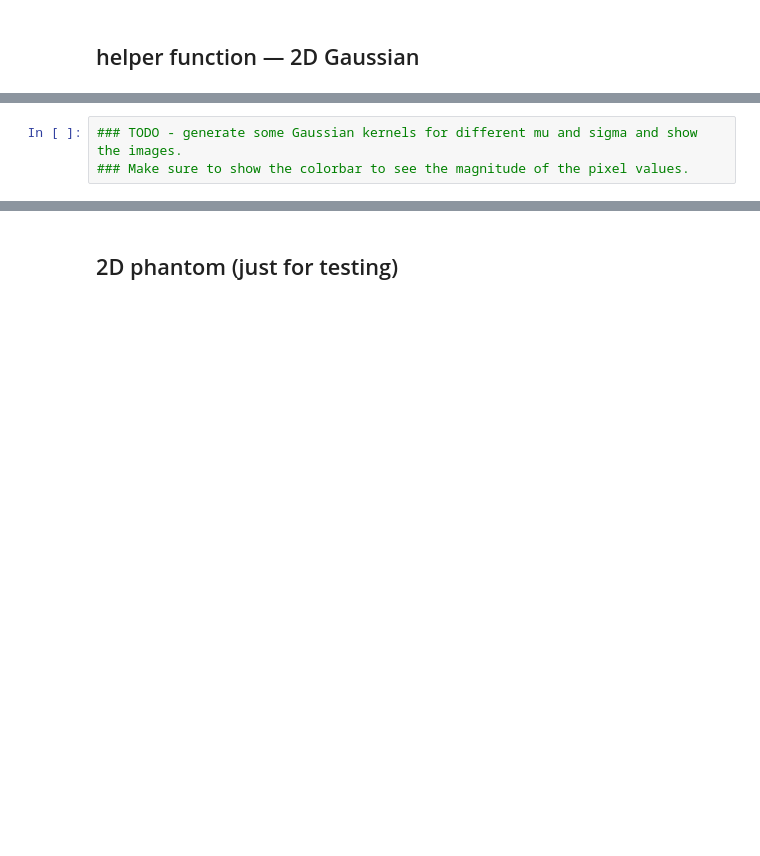
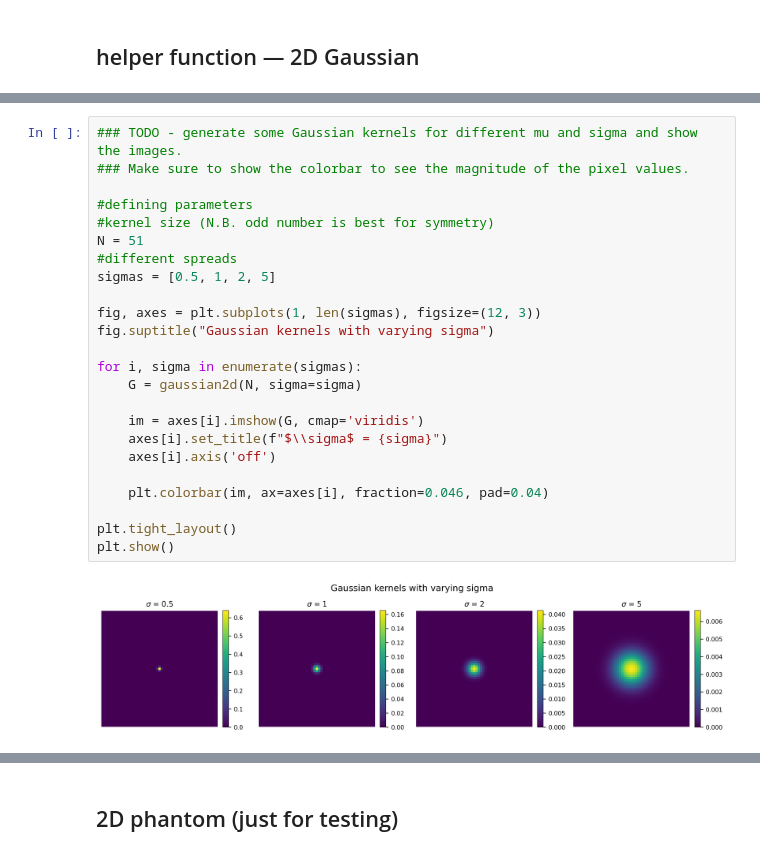
Before and after one commit to gjadick/xpc-mammo, a Jupyter notebook: phantom.ipynb, the cells around one changed output, grey strips where cells are left out. Cells and saved outputs as stored; diff of their text form; blank space fills up the shorter version.

```diff
--- a/phantom.ipynb
+++ b/phantom.ipynb
@@ -122,3 +153,26 @@ def gaussian2d(N, mu=0, sigma=1, normalize=True):
 # %%
 ### TODO - generate some Gaussian kernels for different mu and sigma and show the images.
 ### Make sure to show the colorbar to see the magnitude of the pixel values.
+
+#defining parameters
+#kernel size (N.B. odd number is best for symmetry)
+N = 51
+#different spreads
+sigmas = [0.5, 1, 2, 5]
+
+fig, axes = plt.subplots(1, len(sigmas), figsize=(12, 3))
+fig.suptitle("Gaussian kernels with varying sigma")
+
+for i, sigma in enumerate(sigmas):
+    G = gaussian2d(N, sigma=sigma)
+
+    im = axes[i].imshow(G, cmap='viridis')
+    axes[i].set_title(f"$\\sigma$ = {sigma}")
+    axes[i].axis('off')
+
+    plt.colorbar(im, ax=axes[i], fraction=0.046, pad=0.04)
+
+plt.tight_layout()
+plt.show()
+# %% [output]
+[figure, added]
```
Also changed, not shown: parts of 6 cells of this notebook, 1 other file.
